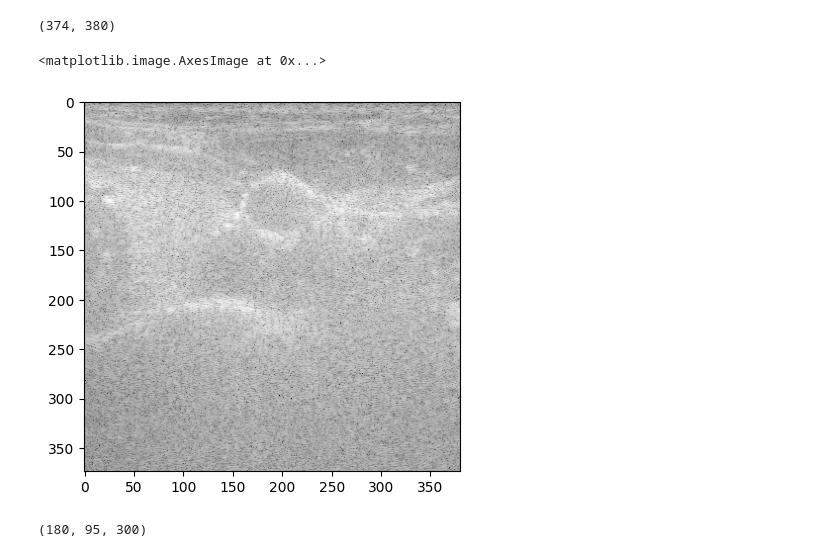
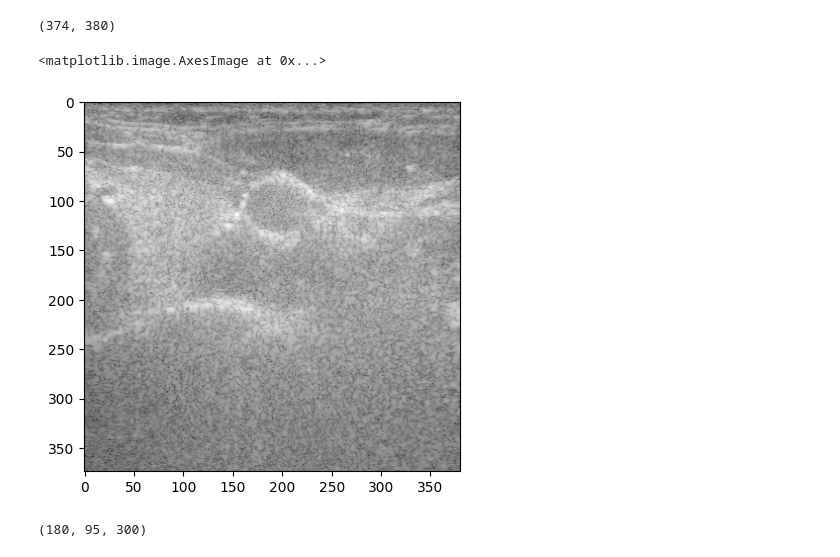
Before and after one commit to MUNHYUNBOO/Medical-Image-Processing, a Jupyter notebook: task3.ipynb, the cells around one changed output. Saved outputs shown, nothing was run; the diff lists cells and outputs as text; code cells hidden in the pictures.

```diff
--- a/task3.ipynb
+++ b/task3.ipynb
@@ -1,17 +1,19 @@
 # %%
 import numpy as np
 import matplotlib.pyplot as plt
 import cv2
-IQdata = np.load('/home/mhb0917/의료영상처리/202255646/artery3_IData_bmode.npy')
+Idata = np.load('/home/mhb0917/의료영상처리/202255646/artery3_IData_bmode.npy')
+Qdata = np.load('/home/mhb0917/의료영상처리/202255646/artery3_QData_bmode.npy')
+IQdata = Idata + 1j * Qdata
 shape = IQdata.shape
 print(shape)
 IQdata = abs(IQdata)
 img_log = np.log1p(IQdata)
 plt.imshow(img_log, cmap='gray')
 # %% [output]
 (374, 380)
 <matplotlib.image.AxesImage at 0x...>
-[figure, old version]
+[figure, new version]
 # %%
 import numpy as np
 import matplotlib.pyplot as plt
```
Also changed, not shown: parts of 1 cell of this notebook.
